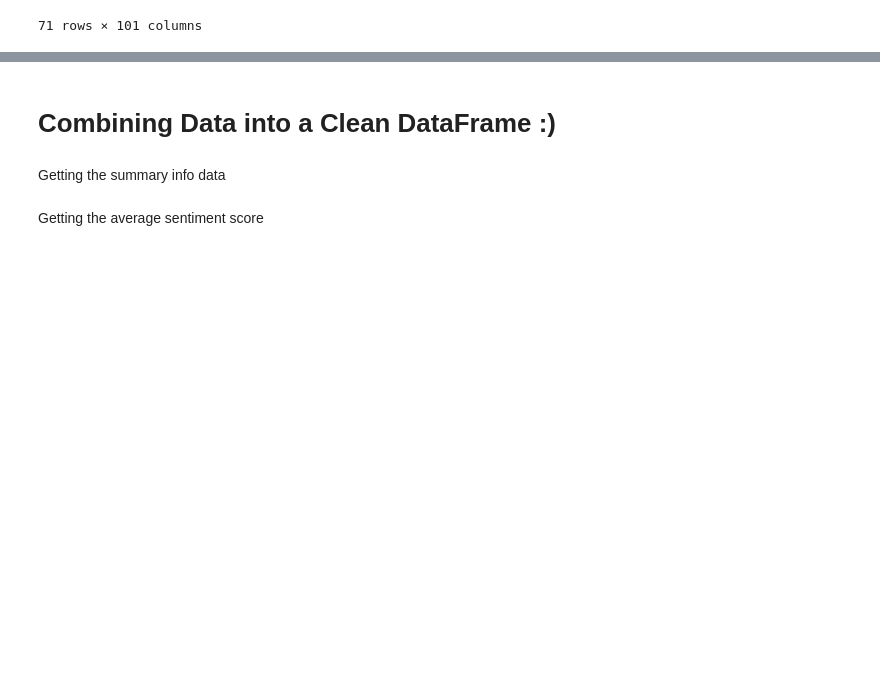
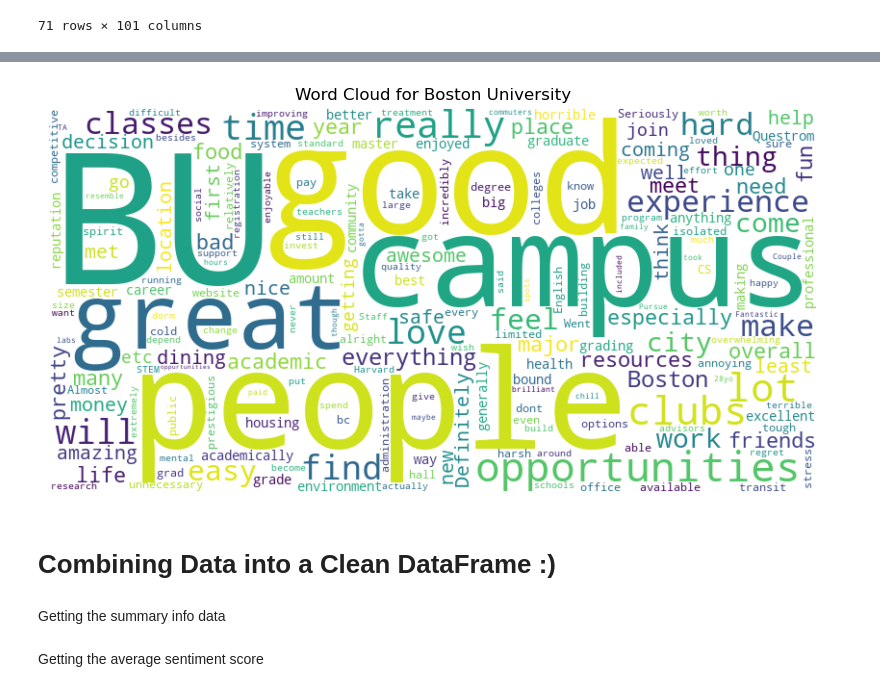
Before and after one commit to Jeanff02/CME538_Byte_Me_Big_Project, a Jupyter notebook: RatemyProfessorScrape.ipynb, the cells around one changed output, grey strips where cells are left out. Cells and saved outputs as stored; diff of their text form; code cells hidden in the pictures; blank space fills up the shorter version.

```diff
--- a/RatemyProfessorScrape.ipynb
+++ b/RatemyProfessorScrape.ipynb
@@ -636,3 +662,40 @@ RMP_sentiment_analysis[['Ohio State University-Columbus', 'Ohio State University
+# %%
+from wordcloud import WordCloud, STOPWORDS
+import matplotlib.pyplot as plt
+
+def generate_word_cloud(parsed_reviews, university):
+    # Extract reviews for the given university starting from the second row
+    reviews = parsed_reviews[university].iloc[1:].apply(lambda x: x[2] if isinstance(x, list) and len(x) > 2 else None)
+
+    # Combine all the reviews into a single string
+    all_reviews = ' '.join(filter(None, reviews))
+
+    # Define custom stopwords (optional) and include default ones
+    custom_stopwords = set(STOPWORDS)
+    custom_stopwords.update(["university", "student", "students", "college",
+                             "school", "class", "professor", 'professors', university, 'None',
+                            'Specified', 'everyone'])  # Add your custom stopwords here
+
+    # Generate the word cloud
+    wordcloud = WordCloud(
+        width=800,
+        height=400,
+        background_color='white',
+        colormap='viridis',
+        stopwords=custom_stopwords
+    ).generate(all_reviews)
+
+    # Display the word cloud
+    plt.figure(figsize=(10, 5))
+    plt.imshow(wordcloud, interpolation='bilinear')
+    plt.axis('off')
+    plt.title(f"Word Cloud for {university}")
+    plt.show()
+
+# Example: Generate a word cloud for a specific university
+generate_word_cloud(parsed_reviews, "Boston University")
+# %% [output]
+[figure, added]
 # %% [markdown]
 # Combining Data into a Clean DataFrame :)
 # %% [markdown]
```
Also changed, not shown: parts of 5 cells of this notebook, 1 other file.
